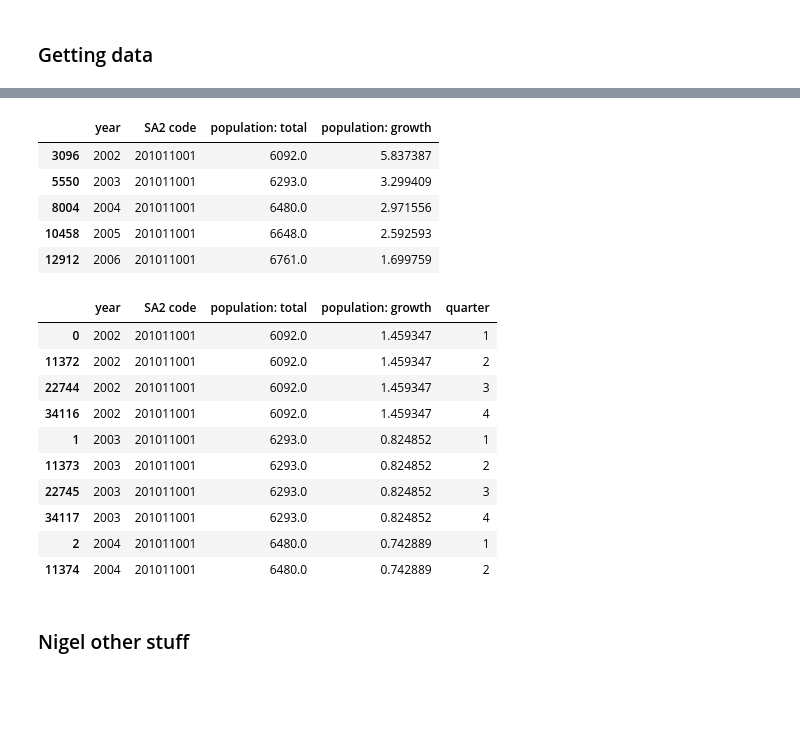
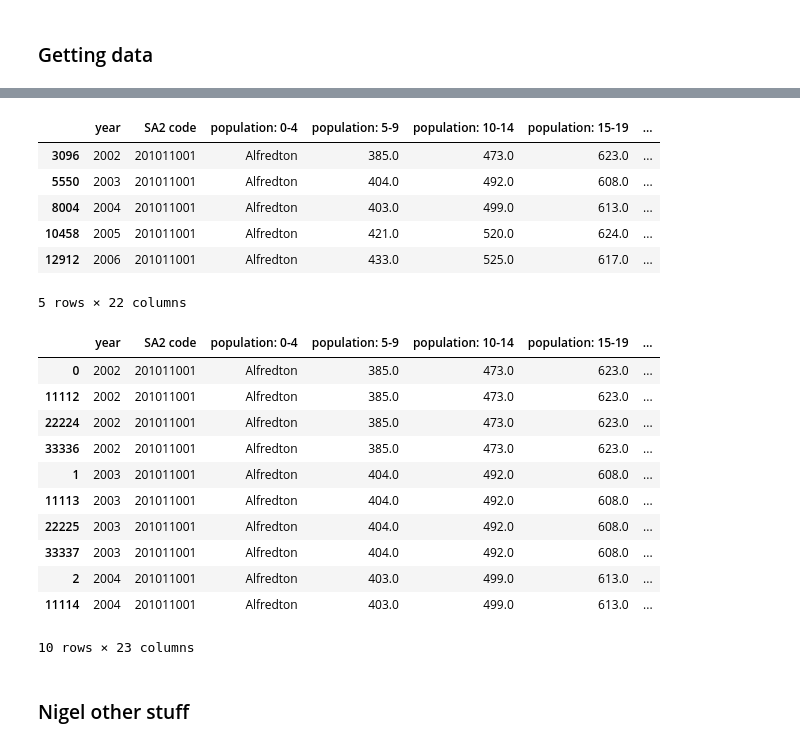
Before and after one commit to MAST30034-AppliedDataScience/project-2-group-real-estate-industry-project-11, a Jupyter notebook: notebooks/preprocess/preprocess external.ipynb, the cells around one changed output, grey strips where cells are left out. Cells and saved outputs as stored; diff of their text form; code cells hidden in the pictures; blank space fills up the shorter version.

```diff
--- a/notebooks/preprocess/preprocess external.ipynb
+++ b/notebooks/preprocess/preprocess external.ipynb
@@ -216,6 +216,10 @@ NEW_NAMES = {
 KEEP_COLUMNS = [1, 12, 13, 14]
 economic_distribution = rename_dict(economic_distribution, NEW_NAMES, KEEP_COLUMNS)
 
+# convert to numeric
+for i in range(1, 4):
+    economic_distribution.iloc[:, i] = pd.to_numeric(economic_distribution.iloc[:, i], errors="coerce")
+
 print(economic_distribution.dtypes)
 economic_distribution.head()
 # %% [output]
@@ -436,10 +411,12 @@ vic_population_filepath = RELATIVE_PATH + 'population/age_demos.csv'
 vic_population_df = pd.read_csv(vic_population_filepath, header=[0, 1])
 
 # drop the first level
+first_level = vic_population_df.columns.get_level_values(0)
 vic_population_df.columns = vic_population_df.columns.droplevel(0)
 
 # rename the columns
-NEW_NAMES = {1: "year", 3: "state", 10: "SA2 code", len(vic_population_df.columns): "population: total"}
+NEW_NAMES = {1: "year", 3: "state", 10: "SA2 code"}
+NEW_NAMES.update({i: "population: " + first_level[i].lower() for i in range(11, len(first_level))})
 KEEP_COLUMNS = list(NEW_NAMES.keys())
 vic_population_df = rename_dict(vic_population_df, NEW_NAMES, KEEP_COLUMNS)
 
@@ -460,31 +450,32 @@ dtype: object
 # %%
 # Filter for Victoria entries
 vic_population_df = vic_population_df[vic_population_df['state'] == 'Victoria']
 
 # sort the values
 vic_population_df =  vic_population_df.sort_values(by=["SA2 code", "year"])
 
 # calculate the percentage change
-vic_population_df["population: growth"] = vic_population_df.groupby("SA2 code")["population: total"] \
+vic_population_df["population: growth"] = vic_population_df.groupby("SA2 code")["population: total persons"] \
                                         .pct_change() * 100
 
 # remove missing values
 vic_population_df = vic_population_df[~vic_population_df["population: growth"].isna()]
 
 # convert to string for easy
 vic_population_df["SA2 code"] = vic_population_df["SA2 code"].astype(int).astype(str)
 
 # drop columns not of interest
 vic_population_df = vic_population_df.drop(columns=["state"])
 
 vic_population_df.head(5)
 # %% [output]
-|  | year | SA2 code | population: total | population: growth |
-| 3096 | 2002 | 201011001 | 6092.0 | 5.837387 |
-| 5550 | 2003 | 201011001 | 6293.0 | 3.299409 |
-| 8004 | 2004 | 201011001 | 6480.0 | 2.971556 |
-| 10458 | 2005 | 201011001 | 6648.0 | 2.592593 |
-| 12912 | 2006 | 201011001 | 6761.0 | 1.699759 |
+|  | year | SA2 code | population: 0-4 | population: 5-9 | population: 10-14 | population: 15-19 | ... |
+| 3096 | 2002 | 201011001 | Alfredton | 385.0 | 473.0 | 623.0 | ... |
+| 5550 | 2003 | 201011001 | Alfredton | 404.0 | 492.0 | 608.0 | ... |
+| 8004 | 2004 | 201011001 | Alfredton | 403.0 | 499.0 | 613.0 | ... |
+| 10458 | 2005 | 201011001 | Alfredton | 421.0 | 520.0 | 624.0 | ... |
+| 12912 | 2006 | 201011001 | Alfredton | 433.0 | 525.0 | 617.0 | ... |
+5 rows × 22 columns
 # %%
 # get the financial quarters for the year
 QUARTERS = 4
@@ -510,17 +501,18 @@ vic_population_df = vic_population_df.sort_values(by=["SA2 code", "year", "quart
 
 vic_population_df.head(10)
 # %% [output]
-|  | year | SA2 code | population: total | population: growth | quarter |
-| 0 | 2002 | 201011001 | 6092.0 | 1.459347 | 1 |
-| 11372 | 2002 | 201011001 | 6092.0 | 1.459347 | 2 |
-| 22744 | 2002 | 201011001 | 6092.0 | 1.459347 | 3 |
-| 34116 | 2002 | 201011001 | 6092.0 | 1.459347 | 4 |
-| 1 | 2003 | 201011001 | 6293.0 | 0.824852 | 1 |
-| 11373 | 2003 | 201011001 | 6293.0 | 0.824852 | 2 |
-| 22745 | 2003 | 201011001 | 6293.0 | 0.824852 | 3 |
-| 34117 | 2003 | 201011001 | 6293.0 | 0.824852 | 4 |
-| 2 | 2004 | 201011001 | 6480.0 | 0.742889 | 1 |
-| 11374 | 2004 | 201011001 | 6480.0 | 0.742889 | 2 |
+|  | year | SA2 code | population: 0-4 | population: 5-9 | population: 10-14 | population: 15-19 | ... |
+| 0 | 2002 | 201011001 | Alfredton | 385.0 | 473.0 | 623.0 | ... |
+| 11112 | 2002 | 201011001 | Alfredton | 385.0 | 473.0 | 623.0 | ... |
+| 22224 | 2002 | 201011001 | Alfredton | 385.0 | 473.0 | 623.0 | ... |
+| 33336 | 2002 | 201011001 | Alfredton | 385.0 | 473.0 | 623.0 | ... |
+| 1 | 2003 | 201011001 | Alfredton | 404.0 | 492.0 | 608.0 | ... |
+| 11113 | 2003 | 201011001 | Alfredton | 404.0 | 492.0 | 608.0 | ... |
+| 22225 | 2003 | 201011001 | Alfredton | 404.0 | 492.0 | 608.0 | ... |
+| 33337 | 2003 | 201011001 | Alfredton | 404.0 | 492.0 | 608.0 | ... |
+| 2 | 2004 | 201011001 | Alfredton | 403.0 | 499.0 | 613.0 | ... |
+| 11114 | 2004 | 201011001 | Alfredton | 403.0 | 499.0 | 613.0 | ... |
+10 rows × 23 columns
 # %% [markdown]
 ### Nigel other stuff
 # %%
```
Also changed, not shown: parts of 9 cells of this notebook, 3 other files.
